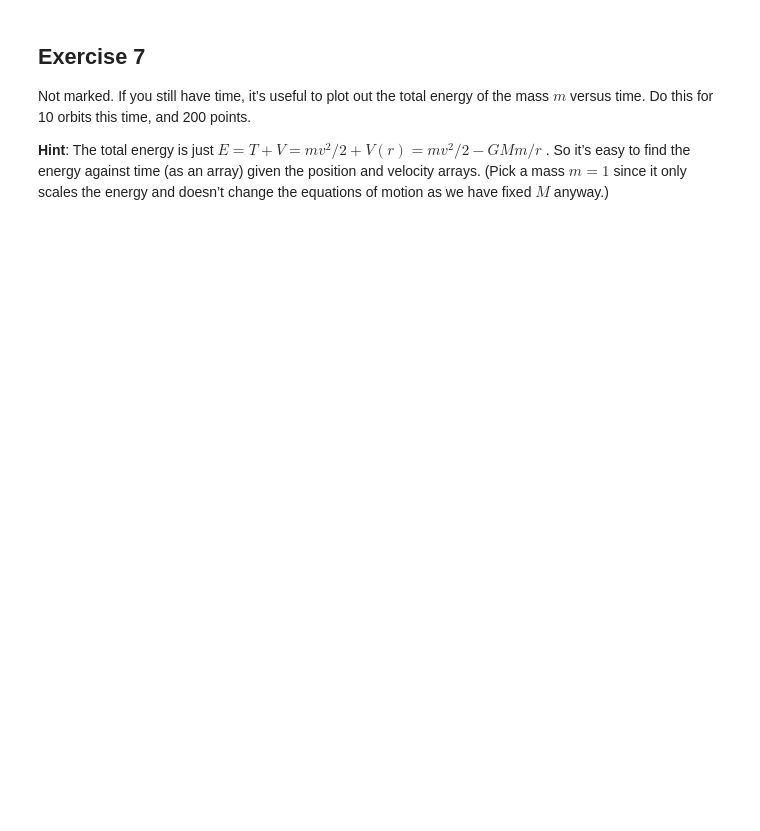
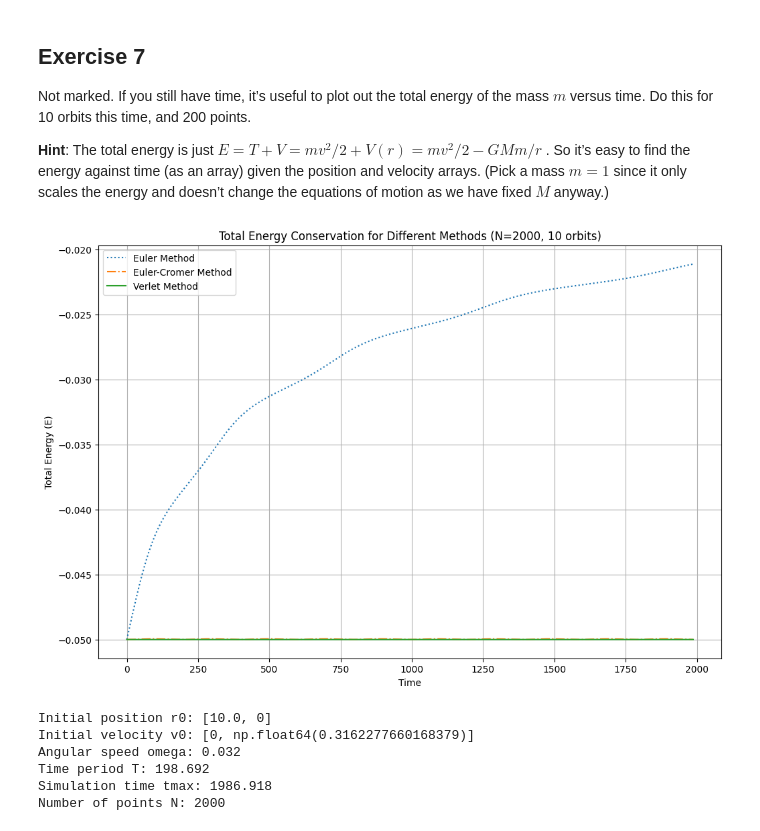
Before and after one commit to PX2145-2025/week-9-b-CameronMcKenzie-05, a Jupyter notebook: ODEs_2.ipynb, the cells around one changed output. Cells and saved outputs as stored; diff of their text form; code cells hidden in the pictures; blank space fills up the shorter version.

```diff
--- a/ODEs_2.ipynb
+++ b/ODEs_2.ipynb
@@ -477,3 +637,75 @@ Not marked. If you have time, explore some elliptical orbits.
 Not marked. If you still have time, it’s useful to plot out the total energy of the mass $m$ versus time. Do this for 10 orbits this time, and 200 points.
 
  **Hint**: The total energy is just $E = T + V = mv^2/2+V(r) = mv^2/2 - G M m/r$ . So it’s easy to find the energy against time (as an array) given the position and velocity arrays. (Pick a mass $m = 1$ since it only scales the energy and doesn’t change the equations of motion as we have fixed $M$ anyway.)
+# %%
+# Define the mass of the orbiting body (m)
+m_body = 1.0 # As suggested, pick m = 1
+
+def calculate_total_energy(r_array, v_array, G_val, M_val, m_val):
+    """Calculates the total energy (kinetic + potential) for each time step.
+    E = 0.5 * m * v^2 - G * M * m / r
+    """
+    kinetic_energy = 0.5 * m_val * np.sum(v_array**2, axis=1) # v^2 = vx^2 + vy^2
+    r_magnitude = np.linalg.norm(r_array, axis=1)
+
+    # Avoid division by zero if r_magnitude is ever zero
+    potential_energy = np.zeros_like(r_magnitude)
+    non_zero_r_mask = r_magnitude != 0
+    potential_energy[non_zero_r_mask] = -G_val * M_val * m_val / r_magnitude[non_zero_r_mask]
+
+    return kinetic_energy + potential_energy
+
+# --- Initial conditions and simulation parameters for Exercise 7 ---
+r_magnitude_initial = 10.0
+r0_ex7 = [r_magnitude_initial, 0]
+
+# Calculating omega and initial velocity for circular orbit
+omega = np.sqrt(G * M / (r_magnitude_initial**3))
+v0_ex7 = [0, omega * r_magnitude_initial]
+
+# Calculating time period for one orbit
+T_period = 2 * np.pi / omega
+
+# Integrate for 10 periods, with 200 points (total N = 10 * 200)
+tmax_ex7 = 10 * T_period
+N_ex7 = 200 * 10 # 200 points per orbit for 10 orbits
+
+plt.figure(figsize=(12, 8))
+
+# Solve and calculate energy for Euler method
+t_euler, r_euler, v_euler = orbit_solve(r0_ex7, v0_ex7, tmax_ex7, N_ex7, method='euler')
+energy_euler = calculate_total_energy(r_euler, v_euler, G, M, m_body)
+plt.plot(t_euler, energy_euler, label='Euler Method', linestyle=':')
+
+# Solve and calculate energy for Euler-Cromer method
+t_ec, r_ec, v_ec = orbit_solve(r0_ex7, v0_ex7, tmax_ex7, N_ex7, method='euler-cromer')
+energy_ec = calculate_total_energy(r_ec, v_ec, G, M, m_body)
+plt.plot(t_ec, energy_ec, label='Euler-Cromer Method', linestyle='-.')
+
+# Solve and calculate energy for Verlet method
+t_verlet, r_verlet, v_verlet = orbit_solve(r0_ex7, v0_ex7, tmax_ex7, N_ex7, method='verlet')
+energy_verlet = calculate_total_energy(r_verlet, v_verlet, G, M, m_body)
+plt.plot(t_verlet, energy_verlet, label='Verlet Method', linestyle='-')
+
+# Plotting configurations
+plt.xlabel('Time')
+plt.ylabel('Total Energy (E)')
+plt.title(f'Total Energy Conservation for Different Methods (N={N_ex7}, {10} orbits)')
+plt.grid(True)
+plt.legend()
+plt.show()
+
+print(f"Initial position r0: {r0_ex7}")
+print(f"Initial velocity v0: {v0_ex7}")
+print(f"Angular speed omega: {omega:.3f}")
+print(f"Time period T: {T_period:.3f}")
+print(f"Simulation time tmax: {tmax_ex7:.3f}")
+print(f"Number of points N: {N_ex7}")
+# %% [output]
+[figure, added]
+Initial position r0: [10.0, 0]
+Initial velocity v0: [0, np.float64(0.3162277660168379)]
+Angular speed omega: 0.032
+Time period T: 198.692
+Simulation time tmax: 1986.918
+Number of points N: 2000
```
Also changed, not shown: parts of 2 cells of this notebook.
